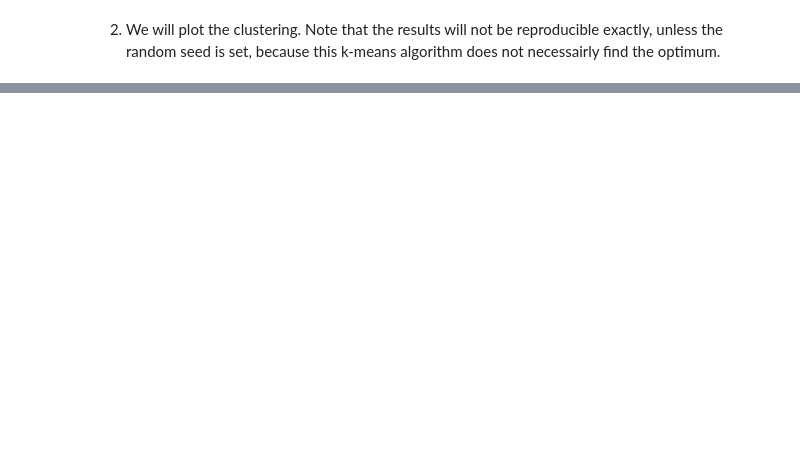
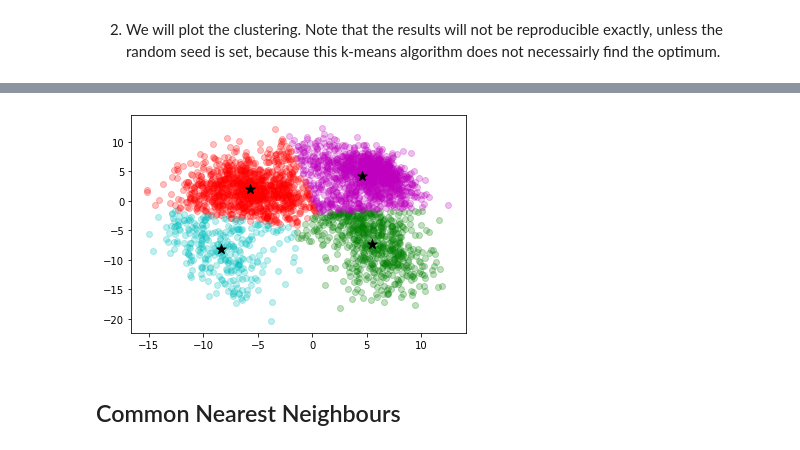
Before and after one commit to laifi/molecular-dynamics, a Jupyter notebook: e11/e11.ipynb, the cells around one changed output, grey strips where cells are left out. Saved outputs shown, nothing was run; the diff lists cells and outputs as text; code cells hidden in the pictures; blank space fills up the shorter version.

```diff
--- a/e11/e11.ipynb
+++ b/e11/e11.ipynb
@@ -68,9 +80,13 @@ fig.show()
 # %%
 k = 4
 means, labels = kmeans(data, k)
 
 fig, ax = plt.subplots()
-for i, c in enumerate(['r', 'c', 'g', 'm'][:k]):
+for i, c in enumerate(colors[:k]):
     ax.scatter(*data[labels == i].T, marker='o', c=c, alpha=0.25)
     ax.scatter(*means[i].T, s=100, marker='*', c='k')
-fig.show()
+plt.show()
+# %% [output]
+[figure, added]
+# %% [markdown]
+## Common Nearest Neighbours
```
Also changed, not shown: parts of 11 cells of this notebook.
